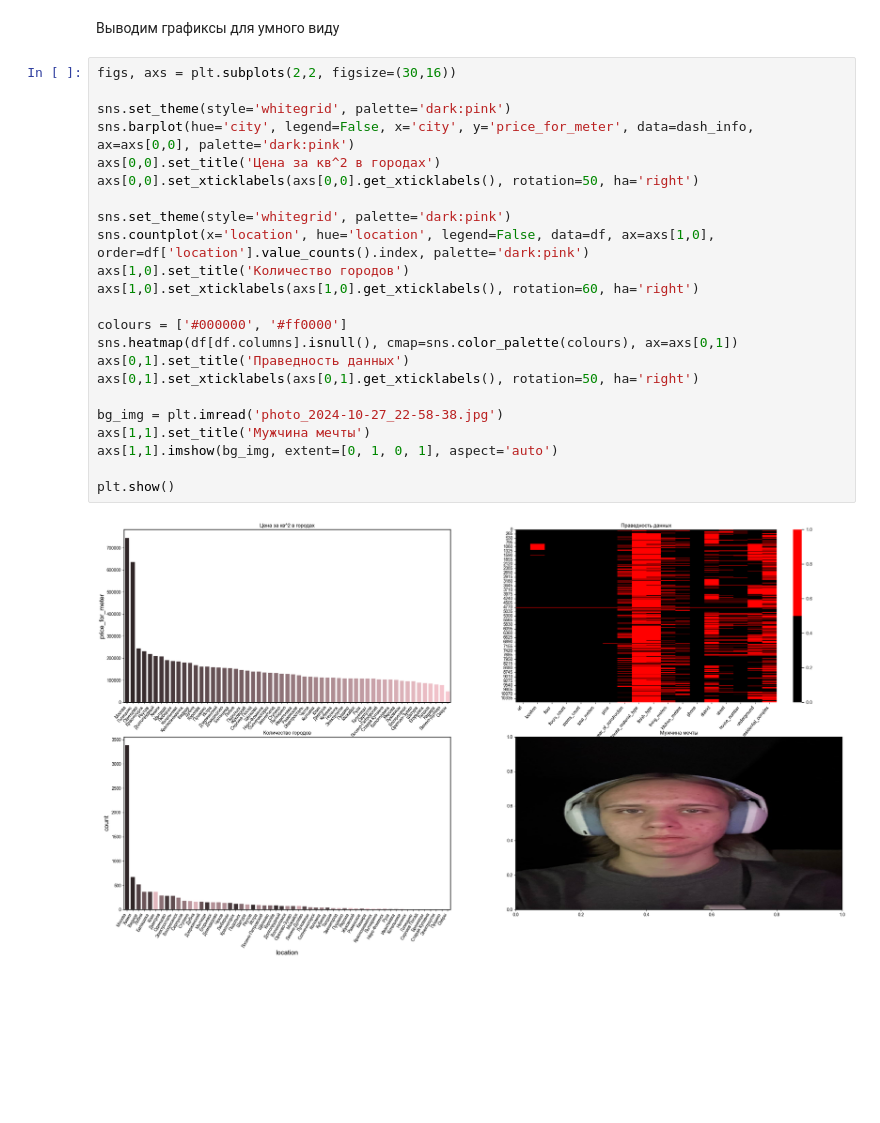
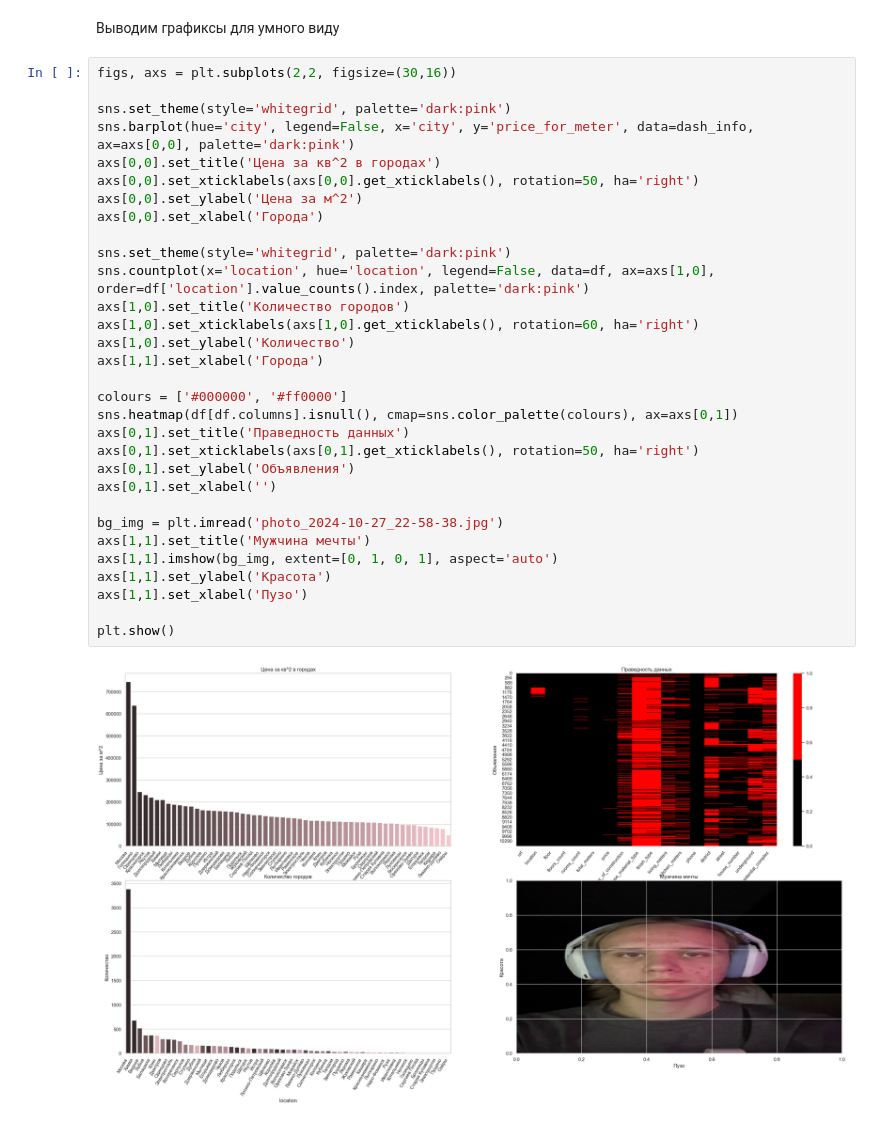
Before and after one commit to Kent4r/bazyak, a Jupyter notebook: main.ipynb, the cells around one changed output. Saved outputs shown, nothing was run; the diff lists cells and outputs as text; blank space fills up the shorter version.

```diff
--- a/main.ipynb
+++ b/main.ipynb
@@ -61,25 +61,33 @@ with open("dash_info_fourth.csv", 'w', newline='', encoding='UTF-8') as csvfile:
 # %%
 figs, axs = plt.subplots(2,2, figsize=(30,16))
 
 sns.set_theme(style='whitegrid', palette='dark:pink')
 sns.barplot(hue='city', legend=False, x='city', y='price_for_meter', data=dash_info, ax=axs[0,0], palette='dark:pink')
 axs[0,0].set_title('Цена за кв^2 в городах')
 axs[0,0].set_xticklabels(axs[0,0].get_xticklabels(), rotation=50, ha='right')
+axs[0,0].set_ylabel('Цена за м^2')
+axs[0,0].set_xlabel('Города')
 
 sns.set_theme(style='whitegrid', palette='dark:pink')
 sns.countplot(x='location', hue='location', legend=False, data=df, ax=axs[1,0], order=df['location'].value_counts().index, palette='dark:pink')
 axs[1,0].set_title('Количество городов')
 axs[1,0].set_xticklabels(axs[1,0].get_xticklabels(), rotation=60, ha='right')
+axs[1,0].set_ylabel('Количество')
+axs[1,1].set_xlabel('Города')
 
 colours = ['#000000', '#ff0000']
 sns.heatmap(df[df.columns].isnull(), cmap=sns.color_palette(colours), ax=axs[0,1])
 axs[0,1].set_title('Праведность данных')
 axs[0,1].set_xticklabels(axs[0,1].get_xticklabels(), rotation=50, ha='right')
+axs[0,1].set_ylabel('Объявления')
+axs[0,1].set_xlabel('')
 
 bg_img = plt.imread('photo_2024-10-27_22-58-38.jpg')
 axs[1,1].set_title('Мужчина мечты')
 axs[1,1].imshow(bg_img, extent=[0, 1, 0, 1], aspect='auto')
+axs[1,1].set_ylabel('Красота')
+axs[1,1].set_xlabel('Пузо')
 
 plt.show()
 # %% [output]
-[figure, old version]
+[figure, new version]
```
